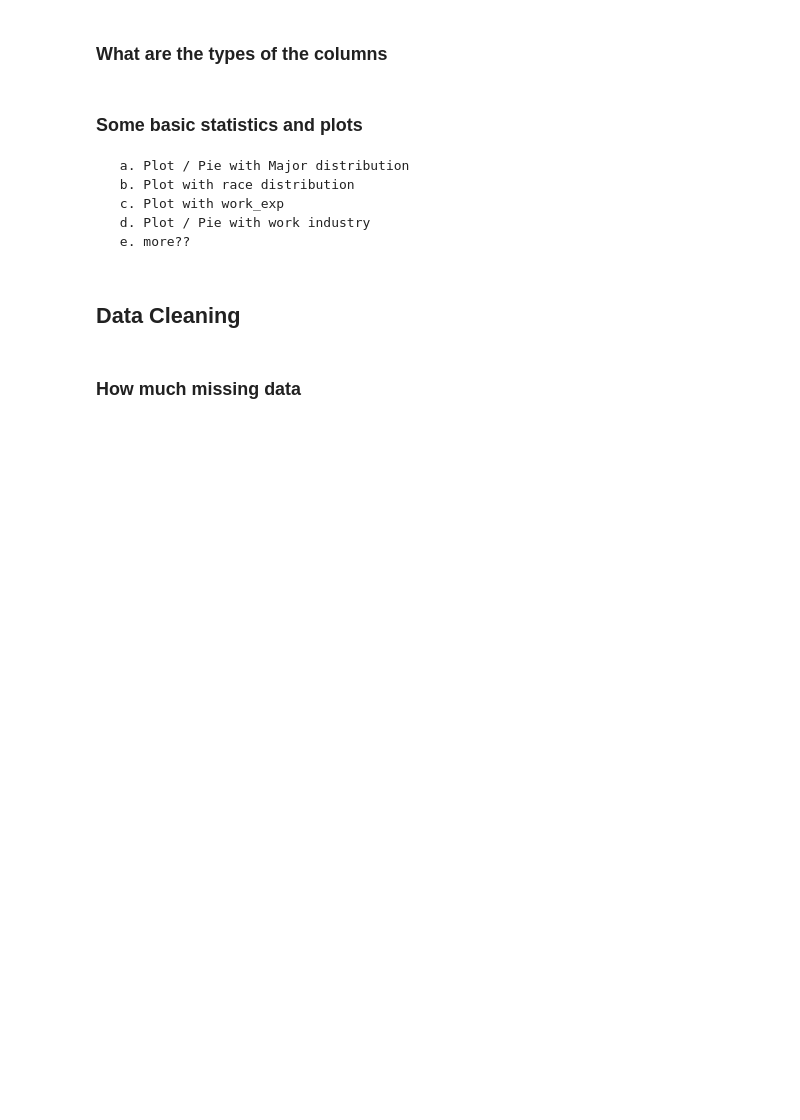
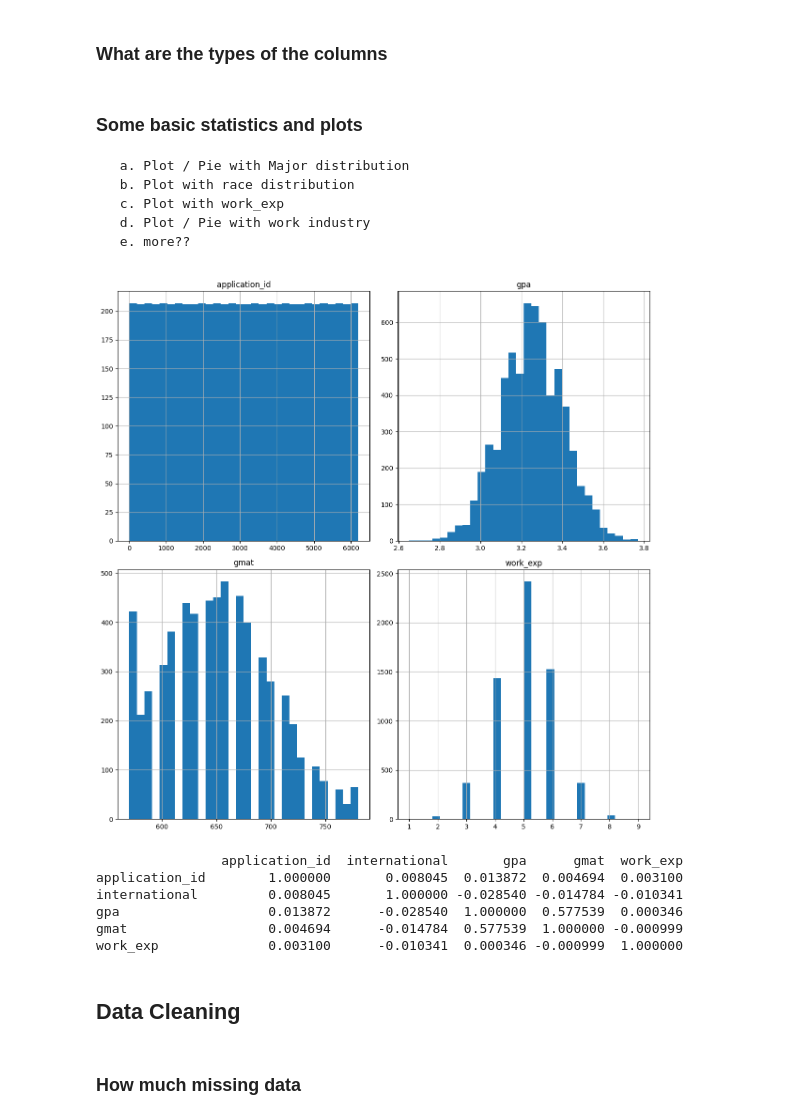
Before and after one commit to toutsos/ml_project, a Jupyter notebook: big-data-ml-project.ipynb, the cells around one changed output. Cells and saved outputs as stored; diff of their text form; code cells hidden in the pictures; blank space fills up the shorter version.

```diff
--- a/big-data-ml-project.ipynb
+++ b/big-data-ml-project.ipynb
@@ -20,16 +20,31 @@
 # %%
 # Load data
 
 import numpy as np
 import matplotlib.pyplot as plt
 import pandas as pd
 import numpy as np
 from sklearn import preprocessing
 %matplotlib inline
 
 url = 'https://raw.githubusercontent.com/toutsos/ml_project/refs/heads/main/MBA.csv'
 df=pd.read_csv(url)
-# print(df.head())
+#print(df.head())
+
+df.hist(figsize=(12, 12), bins=30)
+plt.tight_layout()
+plt.show()
+
+correlation_matrix = df.corr(numeric_only=True)
+print (correlation_matrix)
+# %% [output]
+[figure, added]
+                application_id  international       gpa      gmat  work_exp
+application_id        1.000000       0.008045  0.013872  0.004694  0.003100
+international         0.008045       1.000000 -0.028540 -0.014784 -0.010341
+gpa                   0.013872      -0.028540  1.000000  0.577539  0.000346
+gmat                  0.004694      -0.014784  0.577539  1.000000 -0.000999
+work_exp              0.003100      -0.010341  0.000346 -0.000999  1.000000
 # %% [markdown]
 ## Data Cleaning
 # %% [markdown]
```
